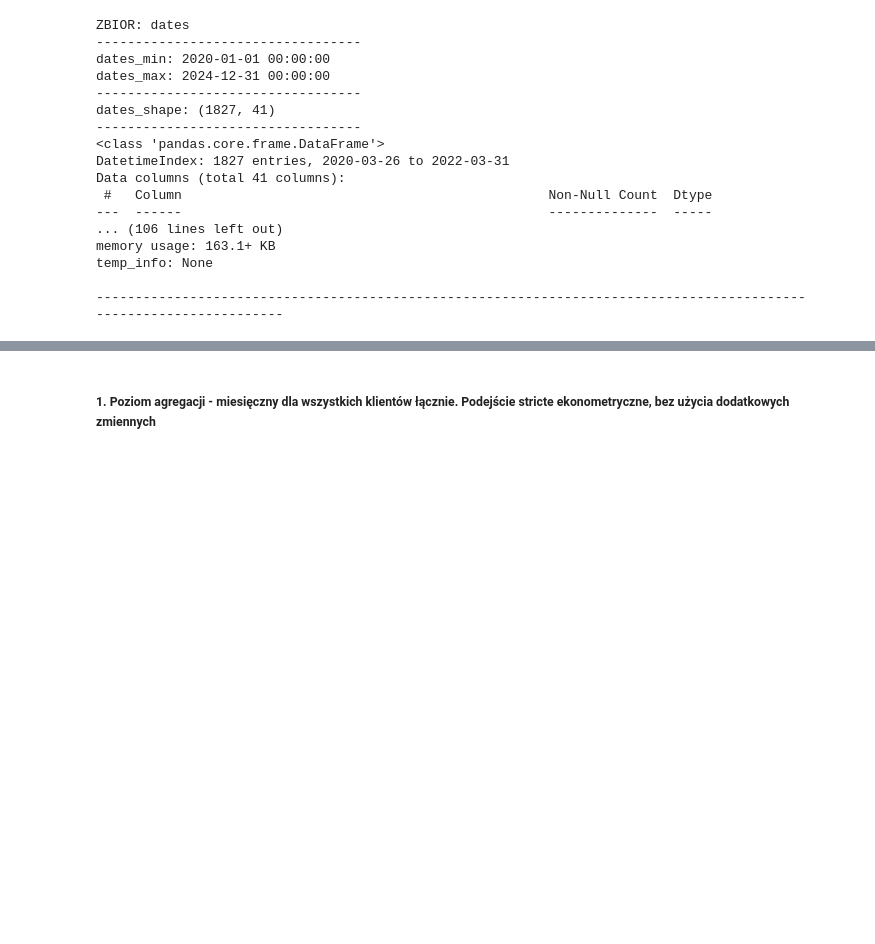
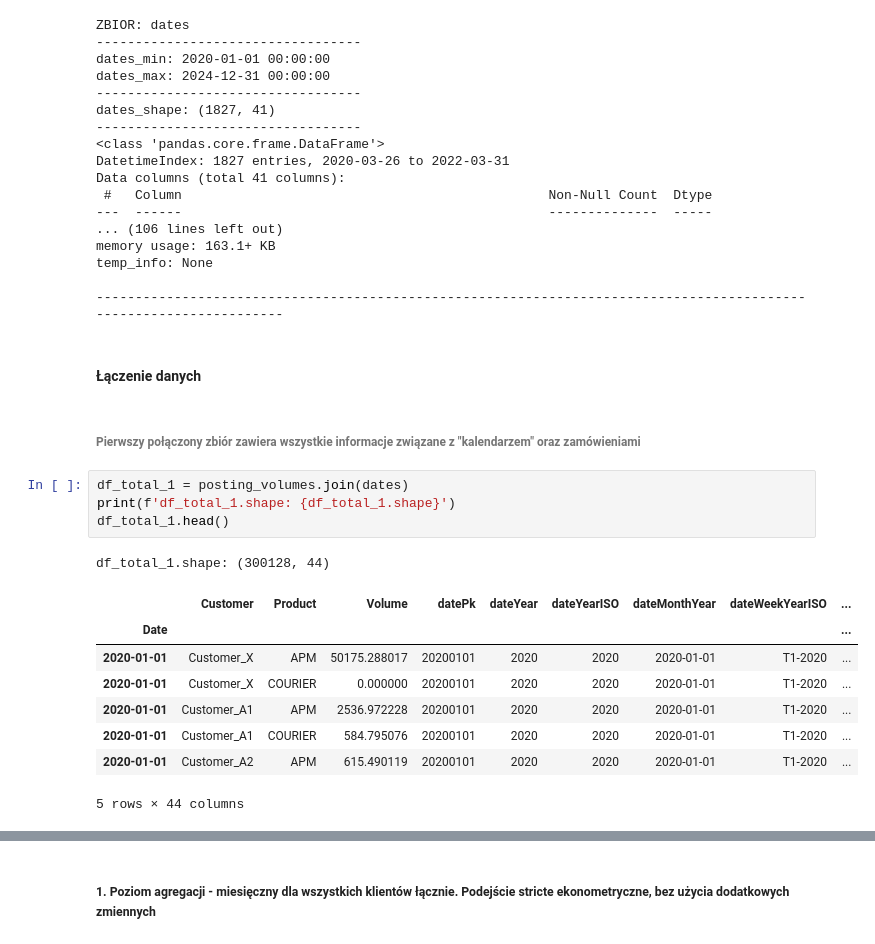
Before and after one commit to pawel-kowal/inp, a Jupyter notebook: analiza.ipynb, the cells around one changed output, grey strips where cells are left out. Saved outputs shown, nothing was run; the diff lists cells and outputs as text; blank space fills up the shorter version.

```diff
--- a/analiza.ipynb
+++ b/analiza.ipynb
@@ -327,3 +327,21 @@ memory usage: 163.1+ KB
 temp_info: None
 
 -------------------------------------------------------------------------------------------------------------------
+# %% [markdown]
+#### Łączenie danych
+# %% [markdown]
+###### Pierwszy połączony zbiór zawiera wszystkie informacje związane z "kalendarzem" oraz zamówieniami
+# %%
+df_total_1 = posting_volumes.join(dates)
+print(f'df_total_1.shape: {df_total_1.shape}')
+df_total_1.head()
+# %% [output]
+df_total_1.shape: (300128, 44)
+|  | Customer | Product | Volume | datePk | dateYear | dateYearISO | dateMonthYear | dateWeekYearISO | ... |
+| Date |  |  |  |  |  |  |  |  | ... |
+| 2020-01-01 | Customer_X | APM | 50175.288017 | 20200101 | 2020 | 2020 | 2020-01-01 | T1-2020 | ... |
+| 2020-01-01 | Customer_X | COURIER | 0.000000 | 20200101 | 2020 | 2020 | 2020-01-01 | T1-2020 | ... |
+| 2020-01-01 | Customer_A1 | APM | 2536.972228 | 20200101 | 2020 | 2020 | 2020-01-01 | T1-2020 | ... |
+| 2020-01-01 | Customer_A1 | COURIER | 584.795076 | 20200101 | 2020 | 2020 | 2020-01-01 | T1-2020 | ... |
+| 2020-01-01 | Customer_A2 | APM | 615.490119 | 20200101 | 2020 | 2020 | 2020-01-01 | T1-2020 | ... |
+5 rows × 44 columns
```
Also changed, not shown: parts of 20 cells of this notebook.
